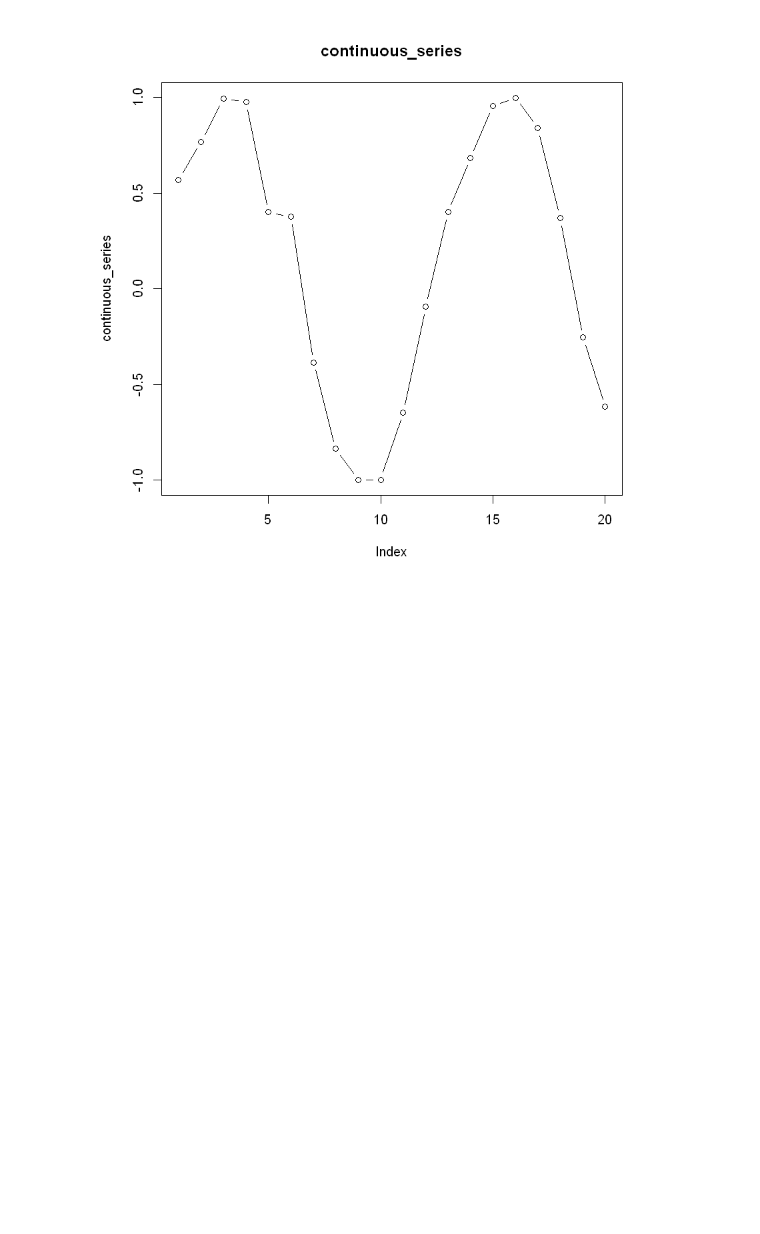
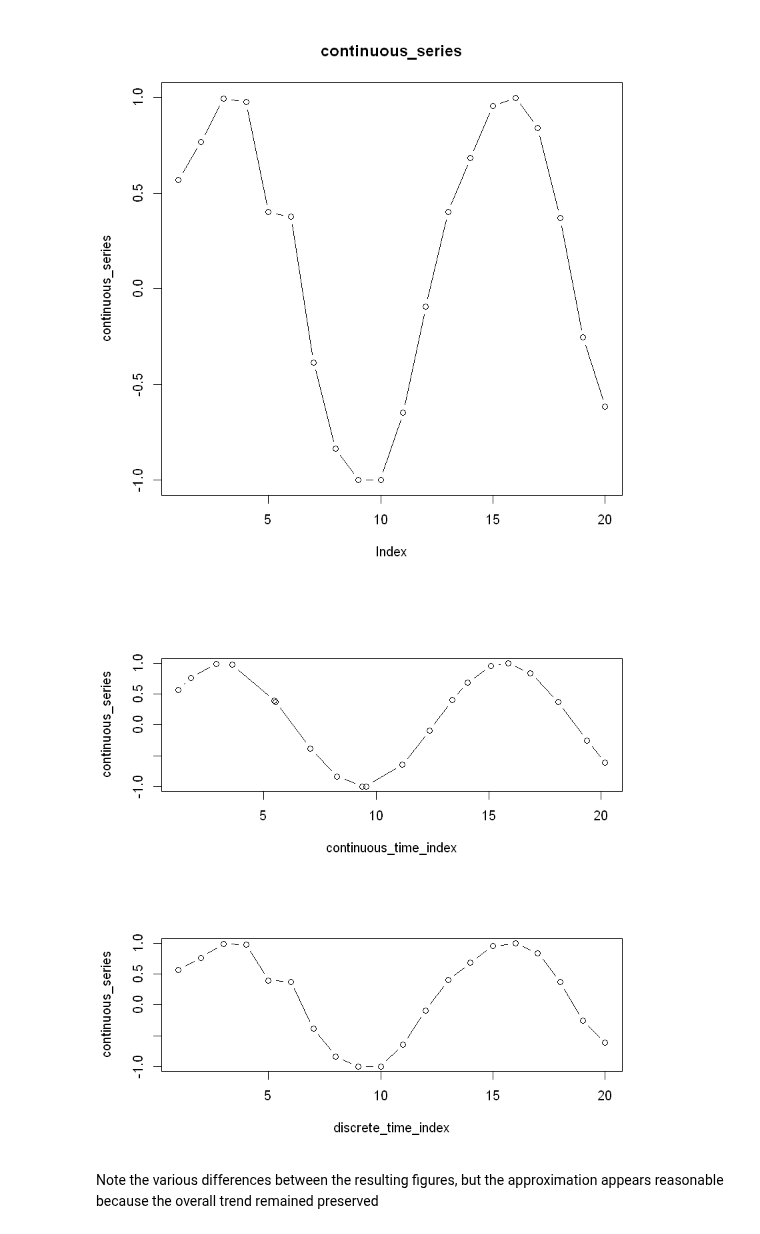
Before and after one commit to iamjz/R-Data, a Jupyter notebook: Time Series Introduction.ipynb, the cells around one changed output. Drawn from its saved outputs; the diff is of its cells as text; code cells hidden in the pictures; blank space fills up the shorter version.

```diff
--- a/Time Series Introduction.ipynb
+++ b/Time Series Introduction.ipynb
@@ -94,3 +98,19 @@ print(continuous_series)
 plot(continuous_series, type = "b", main = "continuous_series")
 # %% [output]
 [figure]
+# %%
+continuous_time_index <- c(1.210322,1.746137,2.889634,3.591384,5.462065,5.510933,7.074295,8.264398,9.373382,9.541063,11.161122,12.378371,13.390559,14.066280,15.093547,15.864515,16.857413,18.091457,19.365451,20.180524)
+# %%
+# Plot the continuous_series using continuous time indexing
+par(mfrow=c(2,1))
+plot(continuous_time_index,continuous_series, type = "b")
+
+# Make a discrete time index using 1:20
+discrete_time_index <- c(1:20)
+
+# Now plot the continuous_series using discrete time indexing
+plot(discrete_time_index,continuous_series, type = "b")
+# %% [output]
+[figure, added]
+# %% [markdown]
+Note the various differences between the resulting figures, but the approximation appears reasonable because the overall trend remained preserved
```
Also changed, not shown: parts of 3 cells of this notebook.
